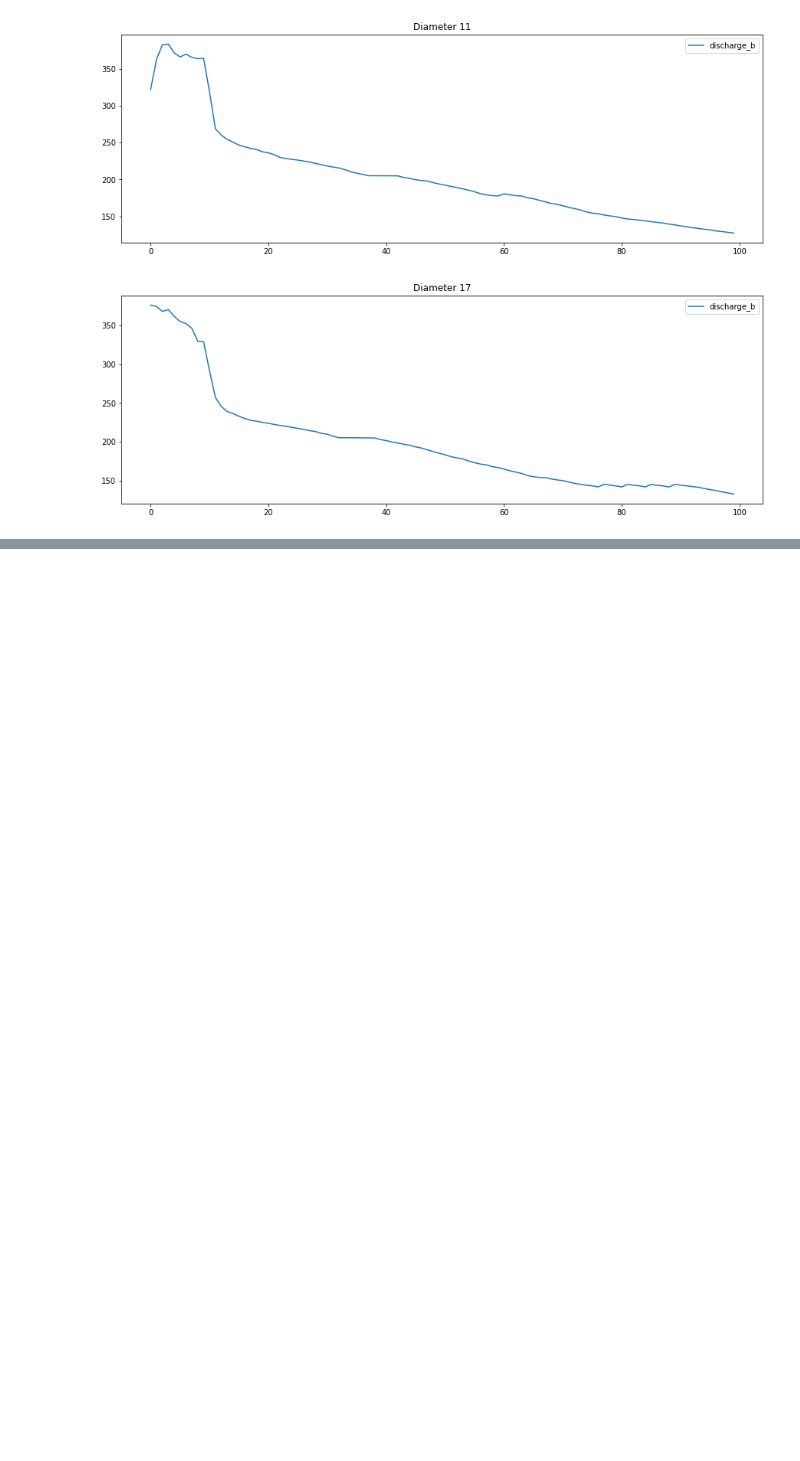
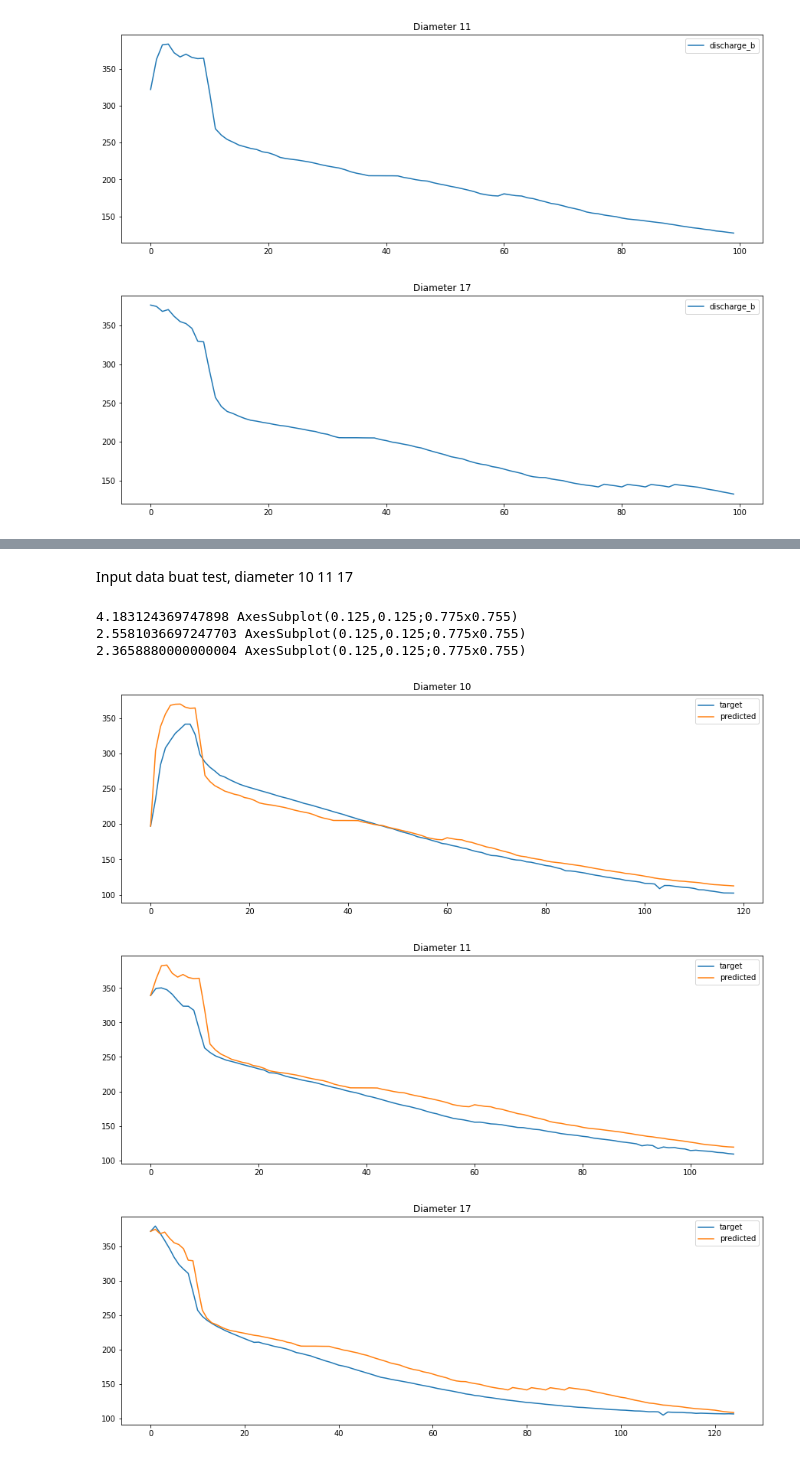
Before and after one commit to galacticor/learndatascience, a Jupyter notebook: mlforbattery/MLforbattery1.ipynb, the cells around one changed output, grey strips where cells are left out. Saved outputs shown, nothing was run; the diff lists cells and outputs as text; code cells hidden in the pictures; blank space fills up the shorter version.

```diff
--- a/mlforbattery/MLforbattery1.ipynb
+++ b/mlforbattery/MLforbattery1.ipynb
@@ -29,6 +29,7 @@ data = data.dropna()
 data.rename(columns={'discharge' : 'target'}, inplace=True)
 print(data.head())
 data['target'] = data['target'].astype(float)
-data['Cycle'] = data['Cycle'].astype(float)
+data['Cycle'] = data['Cycle'].astype(int)
+data['diameter'] = data['diameter'].astype(int)
 data.dtypes
 # %% [output]
@@ -283,4 +270,3 @@ for i in range (len(result)):
 
 for i in range(len(xxx)):
   xxx[i][0].to_csv('data{}.csv'.format(xxx[i][1]))
-  files.download('data{}.csv'.format(xxx[i][1]))
@@ -297,0 +273,22 @@ for i in range(len(xxx)):
+# %% [markdown]
+Input data buat test, diameter 10 11 17
+# %%
+data2 = pd.read_csv("https://raw.githubusercontent.com/galacticor/learndatascience/master/mlforbattery/preproccess.xlsx%20-%20Test2.csv")
+test2 = [10,11,17]
+# print(data2.dtypes, data.head(), data2.head())
+xdata = []
+for i in range(len(test2)):
+  datax = data2.loc[data2.diameter == test2[i]].copy().reset_index()
+  check = tebak(test2[i],datax, datax.shape[0])
+  datax['predicted'] = check['discharge_b']
+  xdata.append((datax, test2[i]))
+  mae = mean_absolute_error(datax['target'],datax['discharge_b'])
+  frame = datax[['target', 'predicted']].plot(figsize=(15, 5), title='Diameter ' + str(test2[i]))
+  print(mae,frame)
+# %% [output]
+4.183124369747898 AxesSubplot(0.125,0.125;0.775x0.755)
+2.5581036697247703 AxesSubplot(0.125,0.125;0.775x0.755)
+2.3658880000000004 AxesSubplot(0.125,0.125;0.775x0.755)
+[figure, added]
+[figure, added]
+[figure, added]
```
Also changed, not shown: parts of 8 cells of this notebook.
